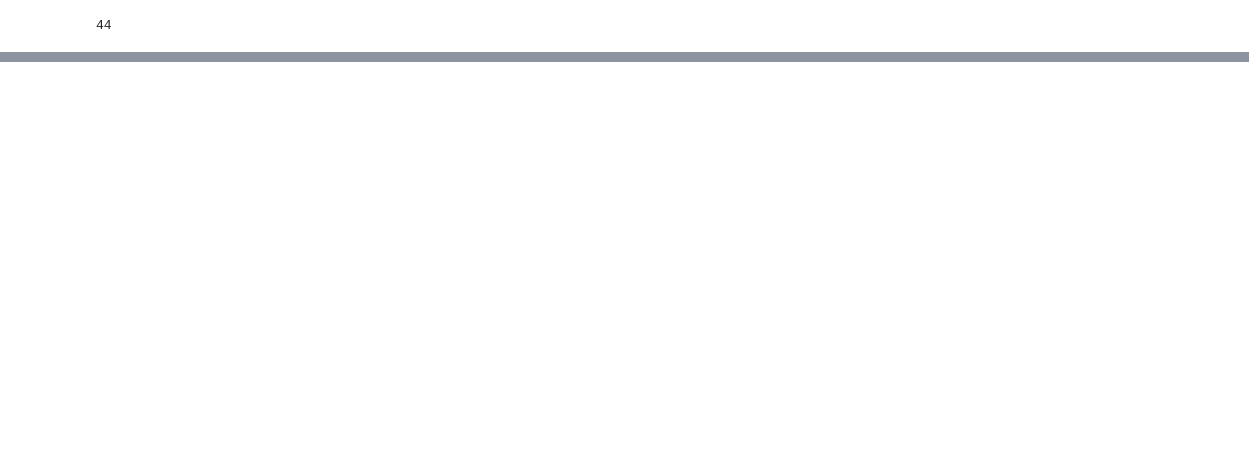
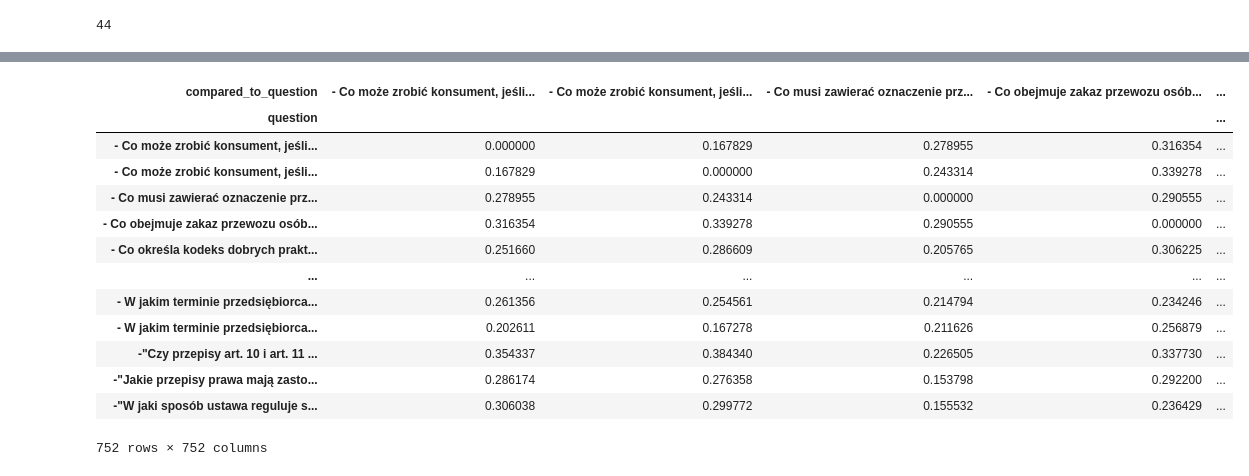
Before and after one commit to witold87/llm-bielik-ft-legal, a Jupyter notebook: src/data.ipynb, the cells around one changed output, grey strips where cells are left out. Cells and saved outputs as stored; diff of their text form; code cells hidden in the pictures; blank space fills up the shorter version.

```diff
--- a/src/data.ipynb
+++ b/src/data.ipynb
@@ -72,0 +262,17 @@ print(all_chunks[0])
+# %%
+similarities = {}
+for index2, row2 in tqdm(df.iterrows()):
+    for index1, row1 in df.iterrows():
+        sim_score = get_diversity_by_wmd(row2['generated_questions_array'], row1['generated_questions_array'])
+        q1 = row2['generated_questions_array']
+        q2 = row1['generated_questions_array']
+        questions = f'{q1} | {q2}'
+        similarities[questions] = {'wmd_qq': sim_score}
+# %%
+sim_df = pd.DataFrame.from_dict(similarities)
+# %%
+results = sim_df.T.reset_index().rename(columns={'index': 'question'})
+results[['question', 'compared_to_question']] = results['question'].str.split('|', expand=True)
+results
+#results = results.drop(['question'], axis=1)
+# results = results[['question', 'compared_to_question', 'wmd_qq']]
@@ -72,0 +293,31 @@ print(all_chunks[0])
+# %%
+
+import seaborn as sns
+sim_heatmap = results.pivot(index='question', columns='compared_to_question', values='wmd_qq')
+mask = np.zeros_like(sim_heatmap)
+mask[np.triu_indices_from(mask)] = True
+
+# sns.heatmap(sim_heatmap,
+#             annot=True,
+#             fmt='.2f',
+#             linewidth=.5,
+#             cmap='crest',
+#             mask=mask,
+#             annot_kws={'fontsize': 8})
+# %%
+sim_heatmap
+# %% [output]
+| compared_to_question | - Co może zrobić konsument, jeśli... | - Co może zrobić konsument, jeśli... | - Co musi zawierać oznaczenie prz... | - Co obejmuje zakaz przewozu osób... | ... |
+| question |  |  |  |  | ... |
+| - Co może zrobić konsument, jeśli... | 0.000000 | 0.167829 | 0.278955 | 0.316354 | ... |
+| - Co może zrobić konsument, jeśli... | 0.167829 | 0.000000 | 0.243314 | 0.339278 | ... |
+| - Co musi zawierać oznaczenie prz... | 0.278955 | 0.243314 | 0.000000 | 0.290555 | ... |
+| - Co obejmuje zakaz przewozu osób... | 0.316354 | 0.339278 | 0.290555 | 0.000000 | ... |
+| - Co określa kodeks dobrych prakt... | 0.251660 | 0.286609 | 0.205765 | 0.306225 | ... |
+| ... | ... | ... | ... | ... | ... |
+| - W jakim terminie przedsiębiorca... | 0.261356 | 0.254561 | 0.214794 | 0.234246 | ... |
+| - W jakim terminie przedsiębiorca... | 0.202611 | 0.167278 | 0.211626 | 0.256879 | ... |
+| -"Czy przepisy art. 10 i art. 11 ... | 0.354337 | 0.384340 | 0.226505 | 0.337730 | ... |
+| -"Jakie przepisy prawa mają zasto... | 0.286174 | 0.276358 | 0.153798 | 0.292200 | ... |
+| -"W jaki sposób ustawa reguluje s... | 0.306038 | 0.299772 | 0.155532 | 0.236429 | ... |
+752 rows × 752 columns
```
Also changed, not shown: parts of 57 cells of this notebook, 11 other files.
